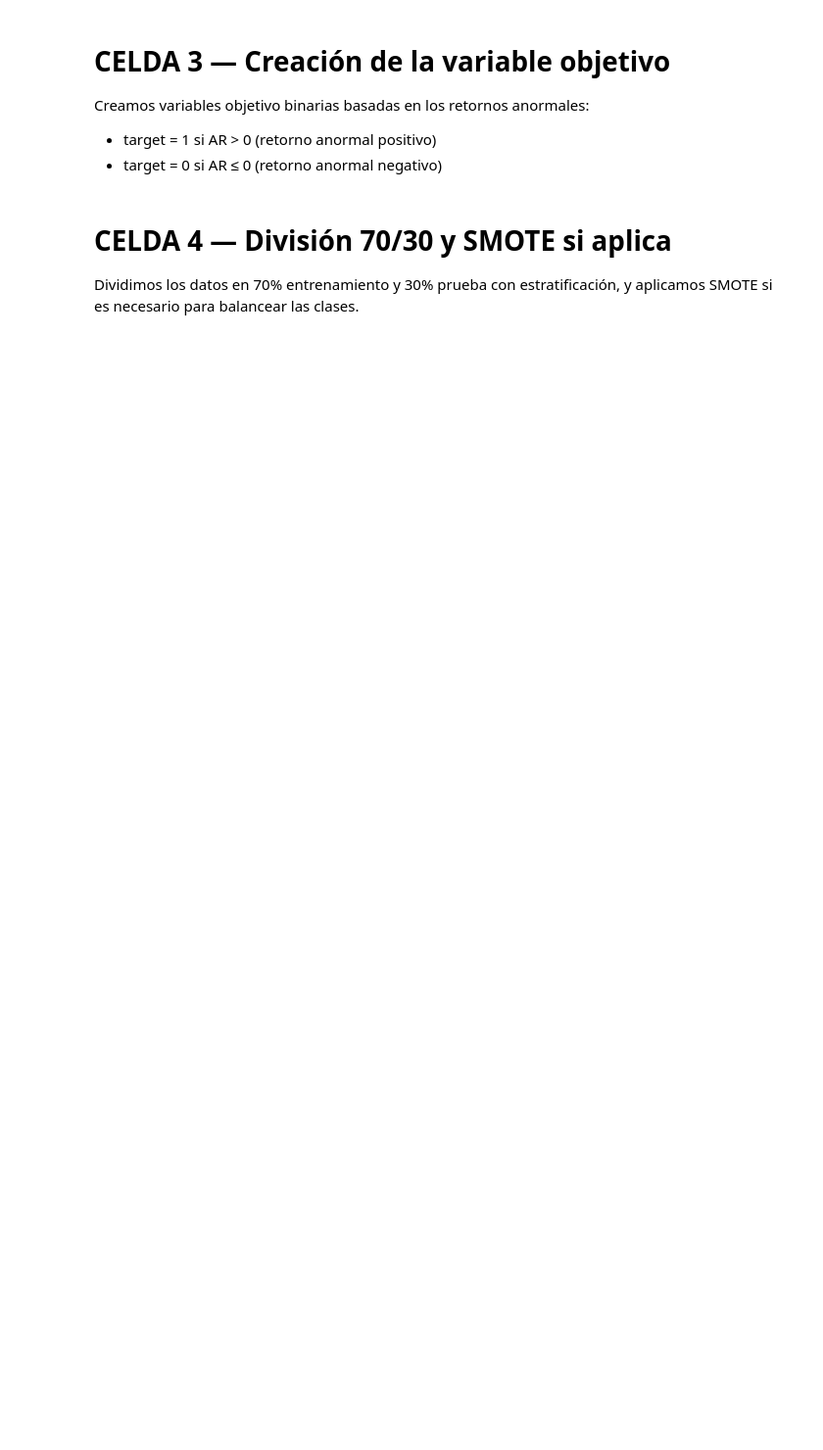
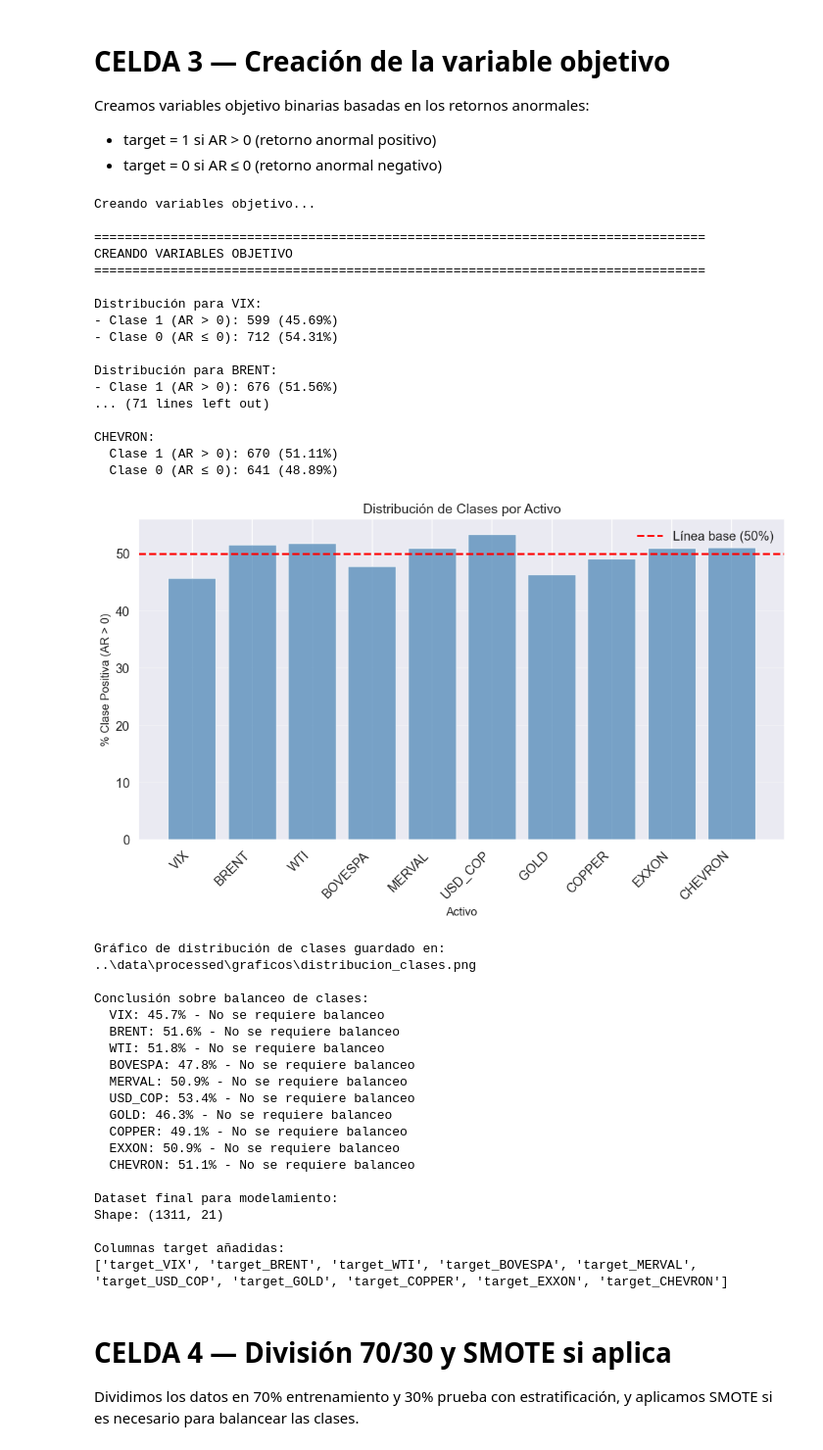
Before and after one commit to laulaguado/maduro-mercados-financieros, a Jupyter notebook: notebooks/02_modelos_predictivos.ipynb, the cells around one changed output. Shown at 98% size. Cells and saved outputs as stored; diff of their text form; code cells hidden in the pictures; blank space fills up the shorter version.

```diff
--- a/notebooks/02_modelos_predictivos.ipynb
+++ b/notebooks/02_modelos_predictivos.ipynb
@@ -119,30 +199,80 @@ for columna in df_target.columns:
 plt.figure(figsize=(12, 6))
 
 activos = [col.replace('target_', '') for col in df_target.columns]
 pct_positivos = [df_target[f'target_{activo}'].mean() * 100 for activo in activos]
 
 plt.bar(activos, pct_positivos, color='steelblue', alpha=0.7)
 plt.axhline(y=50, color='red', linestyle='--', linewidth=2, label='Línea base (50%)')
 
 plt.title('Distribución de Clases por Activo', fontsize=14)
 plt.xlabel('Activo', fontsize=12)
 plt.ylabel('% Clase Positiva (AR > 0)', fontsize=12)
 plt.xticks(rotation=45, ha='right')
 plt.legend()
 plt.grid(True, axis='y', alpha=0.3)
 
 # Guardar gráfico
 ruta_guardado = os.path.join('..', 'data', 'processed', 'graficos', 'distribucion_clases.png')
 plt.savefig(ruta_guardado, dpi=300, bbox_inches='tight')
 plt.show()
 
 print(f"\nGráfico de distribución de clases guardado en: {ruta_guardado}")
 
 # Concluir si se requiere balanceo
 print("\nConclusión sobre balanceo de clases:")
 for activo in activos:
     pct = df_target[f'target_{activo}'].mean() * 100
     if pct < 40 or pct > 60:
         print(f"  {activo}: {pct:.1f}% - Se requiere balanceo (SMOTE)")
     else:
         print(f"  {activo}: {pct:.1f}% - No se requiere balanceo")
+
+# =============================================================================
+# UNIR FEATURES Y TARGET
+# =============================================================================
+
+df = df.join(df_target)
+
+print("\nDataset final para modelamiento:")
+print("Shape:", df.shape)
+
+print("\nColumnas target añadidas:")
+print([col for col in df.columns if col.startswith('target_')])
+# %% [output]
+Creando variables objetivo...
+
+================================================================================
+CREANDO VARIABLES OBJETIVO
+================================================================================
+
+Distribución para VIX:
+- Clase 1 (AR > 0): 599 (45.69%)
+- Clase 0 (AR ≤ 0): 712 (54.31%)
+
+Distribución para BRENT:
+- Clase 1 (AR > 0): 676 (51.56%)
+... (71 lines left out)
+
+CHEVRON:
+  Clase 1 (AR > 0): 670 (51.11%)
+  Clase 0 (AR ≤ 0): 641 (48.89%)
+[figure, added]
+Gráfico de distribución de clases guardado en: ..\data\processed\graficos\distribucion_clases.png
+
+Conclusión sobre balanceo de clases:
+  VIX: 45.7% - No se requiere balanceo
+  BRENT: 51.6% - No se requiere balanceo
+  WTI: 51.8% - No se requiere balanceo
+  BOVESPA: 47.8% - No se requiere balanceo
+  MERVAL: 50.9% - No se requiere balanceo
+  USD_COP: 53.4% - No se requiere balanceo
+  GOLD: 46.3% - No se requiere balanceo
+  COPPER: 49.1% - No se requiere balanceo
+  EXXON: 50.9% - No se requiere balanceo
+  CHEVRON: 51.1% - No se requiere balanceo
+
+Dataset final para modelamiento:
+Shape: (1311, 21)
+
+Columnas target añadidas:
+['target_VIX', 'target_BRENT', 'target_WTI', 'target_BOVESPA', 'target_MERVAL', 'target_USD_COP', 'target_GOLD', 'target_COPPER', 'target_EXXON', 'target_CHEVRON']
```
Also changed, not shown: parts of 10 cells of this notebook, 5 other files.
